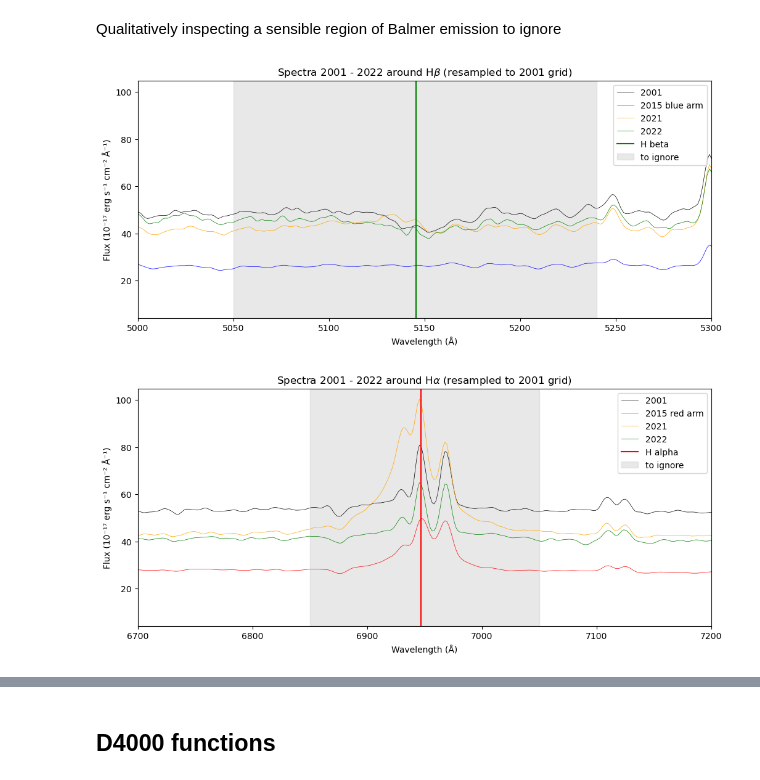
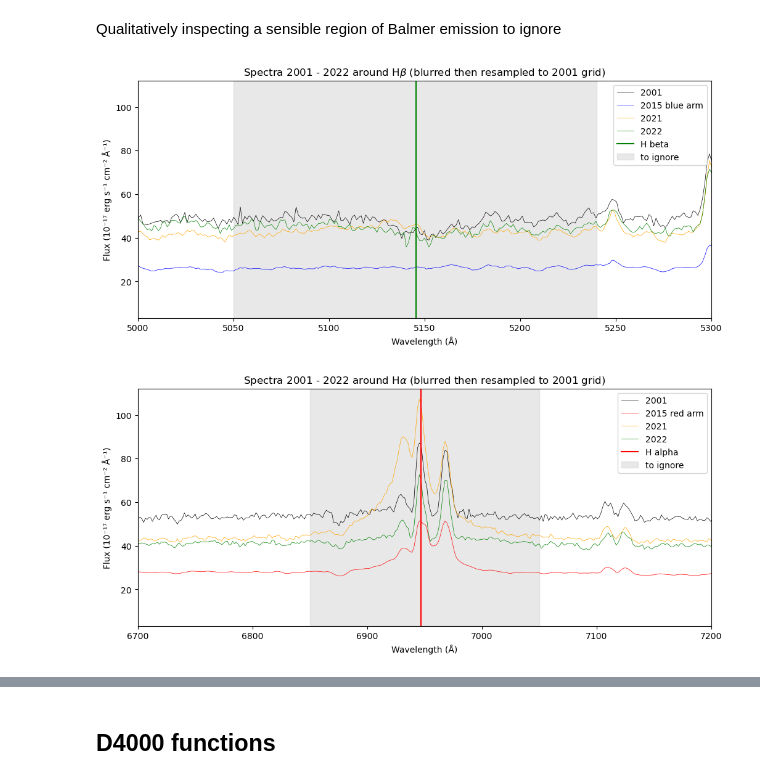
Before and after one commit to things-0/denison_2026, a Jupyter notebook: oli/main.ipynb, the cells around one changed output, grey strips where cells are left out. Saved outputs shown, nothing was run; the diff lists cells and outputs as text; code cells hidden in the pictures.

```diff
--- a/oli/main.ipynb
+++ b/oli/main.ipynb
@@ -32,7 +33,10 @@ SII = 6724
 H_ALPH = 6564.61
 H_BETA = 4862.68
 
-EPS = 1e-7
+EPS = 1e-8
+#TODO: remove testing
+SMOOTH_FACTOR = 1.0
+#
 
 z = 0.0582
 
@@ -414,3 +567,5 @@ plt.legend()
 plt.show()
 # %% [output]
 [figure]
+# %%
+flux15_blue_clipped, lam15_blue_clipped, var15_blue_clipped = clip_sami_blue_edge(flux15_blue, lam15_blue, var15_blue, np.min(lam01))
@@ -416,0 +592,8 @@ plt.show()
+# %%
+# # Blur SDSS spectra
+
+flux01_blurred = gaussian_blur_before_resample(res_min, res_01, lam01, lam01, flux01)
+flux21_blurred = gaussian_blur_before_resample(res_min, res_21, lam01, lam21, flux21)
+flux22_blurred = gaussian_blur_before_resample(res_min, res_22, lam01, lam22, flux22)
+flux15_red_blurred = gaussian_blur_before_resample(res_min, RES_15_RED, lam01, lam15_red, flux15_red)
+flux15_blue_blurred = gaussian_blur_before_resample(res_min, RES_15_BLUE, lam01, lam15_blue_clipped, flux15_blue_clipped)
@@ -417 +626,10 @@ plt.show()
+# %%
+# Convert variance to standard deviation (error)
+err15_blue_clipped = np.sqrt(var15_blue_clipped)
+#TODO: remove
+err15_blue = np.sqrt(var15_blue)
+#
+err15_red = np.sqrt(var15_red)
+err21 = np.sqrt(var21)
+err22 = np.sqrt(var22)
 # %%
@@ -717,36 +990,36 @@ Qualitatively inspecting a sensible region of Balmer emission to ignore
 # %%
 linewidth = 0.5
 
 plt.figure(figsize=(12,5))
-plt.plot(lam01, flux01_blurred, color='black', label='2001', lw = linewidth)
-plt.plot(lam01, flux15_blurred, color='blue', label='2015 blue arm', lw = linewidth)
-plt.plot(lam01, flux21_blurred, color='orange', label='2021', lw = linewidth)
-plt.plot(lam01, flux22_blurred, color='green', label='2022', lw = linewidth)
+plt.plot(lam01, flux01_blurred_shifted, color='black', label='2001', lw = linewidth)
+plt.plot(lam01, flux15_blurred_shifted, color='blue', label='2015 blue arm', lw = linewidth)
+plt.plot(lam01, flux21_blurred_shifted, color='orange', label='2021', lw = linewidth)
+plt.plot(lam01, flux22_blurred_shifted, color='green', label='2022', lw = linewidth)
 plt.xlim((5000, 5300))
 plt.xlabel("Wavelength (Å)")
 plt.axvline((1+z)*H_BETA, color='g', label="H beta")
 plt.axvspan(5050, 5240, color='lightgrey', alpha=0.5, label="to ignore")
 plt.ylabel("Flux (10⁻¹⁷ erg s⁻¹ cm⁻² Å⁻¹)")
-plt.title(r"Spectra 2001 - 2022 around H$\beta$ (resampled to 2001 grid)")
+plt.title(r"Spectra 2001 - 2022 around H$\beta$ (blurred then resampled to 2001 grid)")
 plt.legend()
 plt.show()
 
 plt.figure(figsize=(12,5))
-plt.plot(lam01, flux01_blurred, color='black', label='2001', lw = linewidth)
-plt.plot(lam01, flux15_blurred, color='red', label='2015 red arm', lw = linewidth)
-plt.plot(lam01, flux21_blurred, color='orange', label='2021', lw = linewidth)
-plt.plot(lam01, flux22_blurred, color='green', label='2022', lw = linewidth)
+plt.plot(lam01, flux01_blurred_shifted, color='black', label='2001', lw = linewidth)
+plt.plot(lam01, flux15_blurred_shifted, color='red', label='2015 red arm', lw = linewidth)
+plt.plot(lam01, flux21_blurred_shifted, color='orange', label='2021', lw = linewidth)
+plt.plot(lam01, flux22_blurred_shifted, color='green', label='2022', lw = linewidth)
 plt.xlim((6700, 7200))
 plt.axvline((1+z)*H_ALPH, color='r', label="H alpha")
 plt.axvspan(6850, 7050, color='lightgrey', alpha=0.5, label="to ignore")
 plt.xlabel("Wavelength (Å)")
 plt.ylabel("Flux (10⁻¹⁷ erg s⁻¹ cm⁻² Å⁻¹)")
-plt.title(r"Spectra 2001 - 2022 around H$\alpha$ (resampled to 2001 grid)")
+plt.title(r"Spectra 2001 - 2022 around H$\alpha$ (blurred then resampled to 2001 grid)")
 plt.legend()
 plt.show()
 # %% [output]
-[figure, old version]
+[figure, new version]
-[figure, old version]
+[figure, new version]
 # %%
 year = "2022"
 
```
Also changed, not shown: parts of 56 cells of this notebook, 1 other file.
